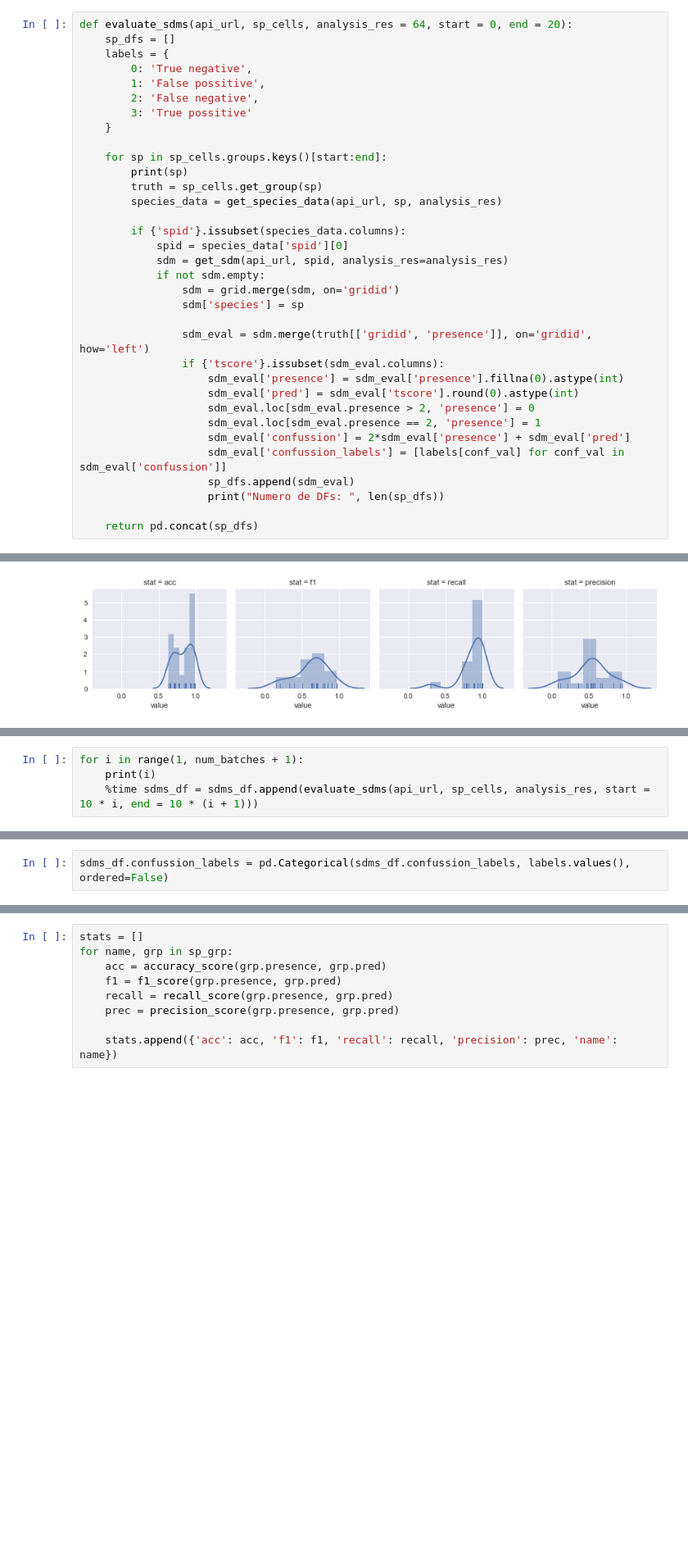
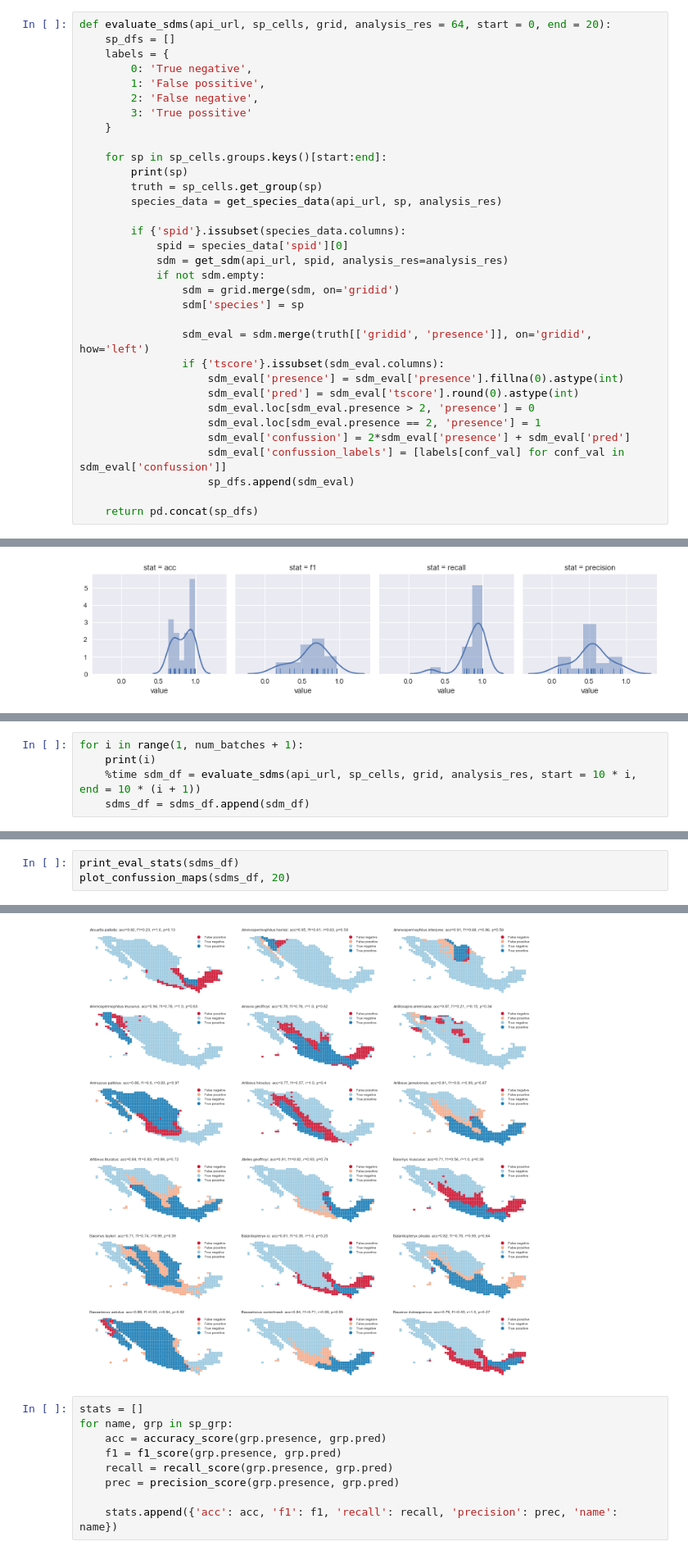
Before and after one commit to rausial/species_notebooks, a Jupyter notebook: SPECIES_vs_Expertos.ipynb, the cells around one changed output, grey strips where cells are left out. Shown at 82% size. Saved outputs shown, nothing was run; the diff lists cells and outputs as text; blank space fills up the shorter version.

```diff
--- a/SPECIES_vs_Expertos.ipynb
+++ b/SPECIES_vs_Expertos.ipynb
@@ -274,7 +274,7 @@ def get_sdm(api_url, sp_id, analysis_res=32):
 
     return data
 # %%
-def evaluate_sdms(api_url, sp_cells, analysis_res = 64, start = 0, end = 20):
+def evaluate_sdms(api_url, sp_cells, grid, analysis_res = 64, start = 0, end = 20):
     sp_dfs = []
     labels = {
         0: 'True negative',
@@ -304,6 +304,5 @@ def evaluate_sdms(api_url, sp_cells, analysis_res = 64, start = 0, end = 20):
                     sdm_eval['confussion'] = 2*sdm_eval['presence'] + sdm_eval['pred']
                     sdm_eval['confussion_labels'] = [labels[conf_val] for conf_val in sdm_eval['confussion']]
                     sp_dfs.append(sdm_eval)
-                    print("Numero de DFs: ", len(sp_dfs))
 
     return pd.concat(sp_dfs)
@@ -516,4 +560,5 @@ num_batches = len(sp_cells) // 10
 # %%
 for i in range(1, num_batches + 1):
     print(i)
-    %time sdms_df = sdms_df.append(evaluate_sdms(api_url, sp_cells, analysis_res, start = 10 * i, end = 10 * (i + 1)))
+    %time sdm_df = evaluate_sdms(api_url, sp_cells, grid, analysis_res, start = 10 * i, end = 10 * (i + 1))
+    sdms_df = sdms_df.append(sdm_df)
@@ -532,2 +564,0 @@ print('\n confussion matrix: \n',confusion_matrix(sdms_df.presence, sdms_df.pred
-# %%
-sdms_df.confussion_labels = pd.Categorical(sdms_df.confussion_labels, labels.values(), ordered=False)
@@ -565,0 +569,4 @@ f.tight_layout()
+# %%
+print_eval_stats(sdms_df)
+plot_confussion_maps(sdms_df, 20)
+# %% [output]
@@ -566,3 +590,4 @@ f.tight_layout()
+[figure, added]
 # %%
 stats = []
 for name, grp in sp_grp:
```
Also changed, not shown: parts of 36 cells of this notebook.
